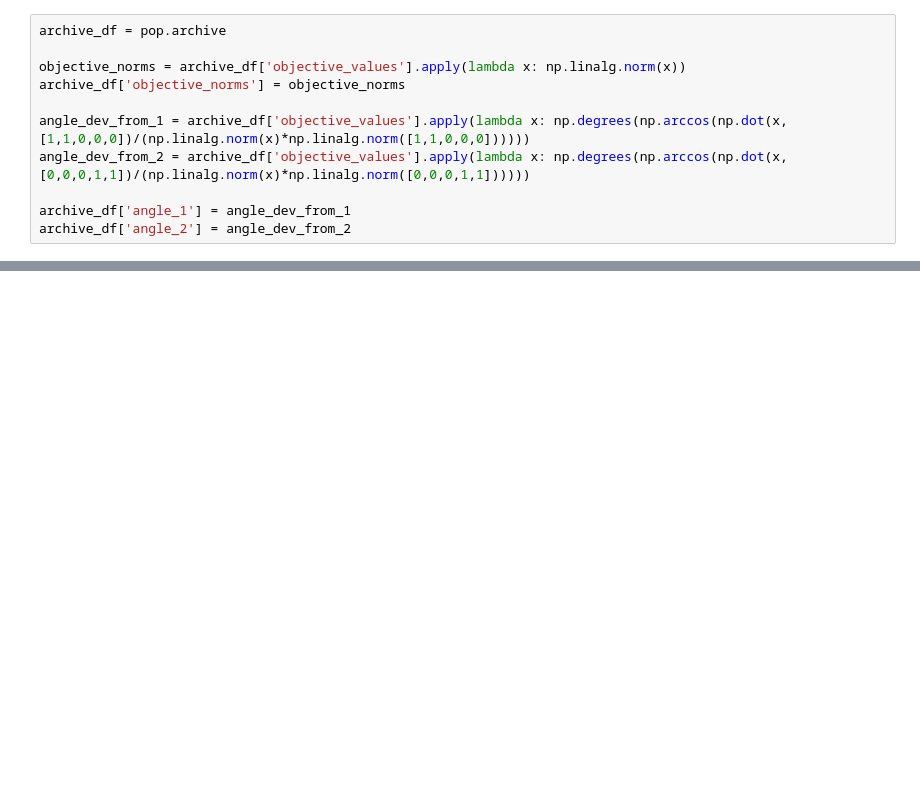
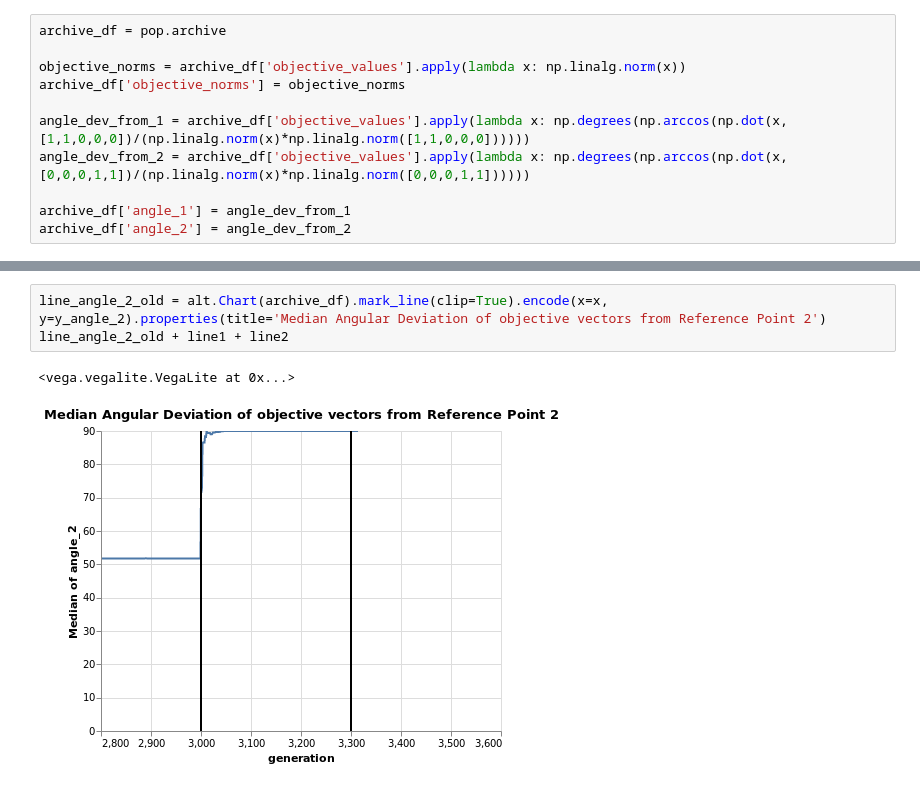
Before and after one commit to industrial-optimization-group/desdeo-emo, a Jupyter notebook: SlowRVEA.ipynb, the cells around one changed output, grey strips where cells are left out. Saved outputs shown, nothing was run; the diff lists cells and outputs as text; blank space fills up the shorter version.

```diff
--- a/SlowRVEA.ipynb
+++ b/SlowRVEA.ipynb
@@ -177,0 +179,6 @@ line_angle_1_old
+# %%
+line_angle_2_old = alt.Chart(archive_df).mark_line(clip=True).encode(x=x, y=y_angle_2).properties(title='Median Angular Deviation of objective vectors from Reference Point 2')
+line_angle_2_old + line1 + line2
+# %% [output]
+<vega.vegalite.VegaLite at 0x...>
+[figure, added]
```
Also changed, not shown: parts of 19 cells of this notebook, 3 other files.
